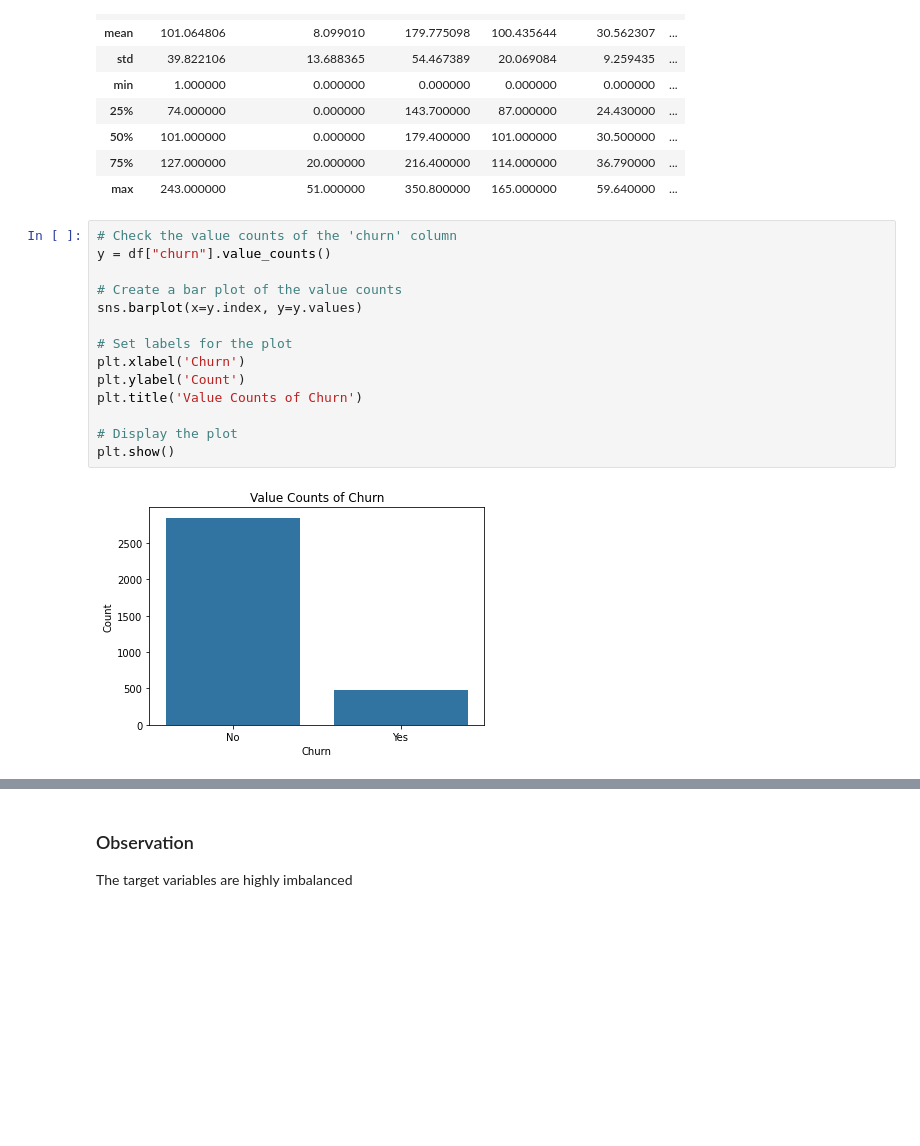
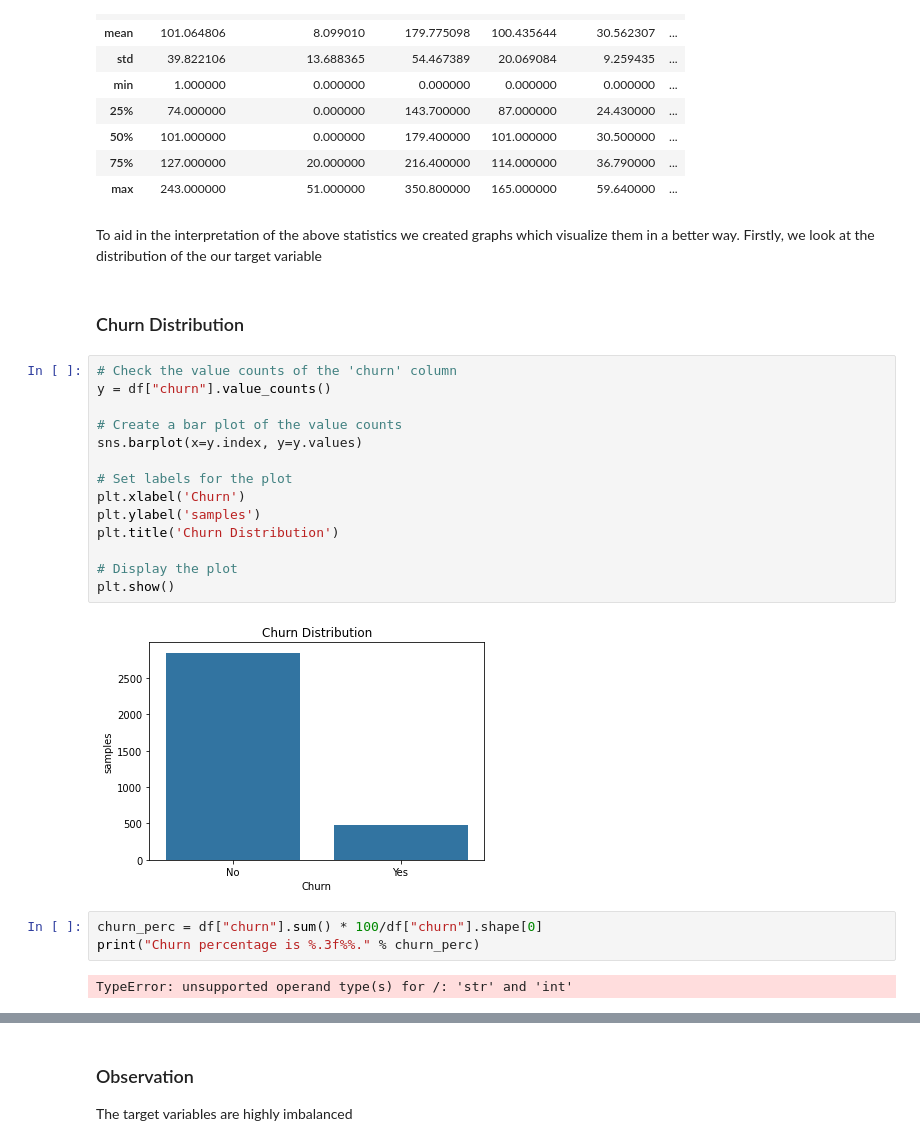
Before and after one commit to Giwanji/dsc-phase3-project, a Jupyter notebook: churn_prediction_model.ipynb, the cells around one changed output, grey strips where cells are left out. Saved outputs shown, nothing was run; the diff lists cells and outputs as text; blank space fills up the shorter version.

```diff
--- a/churn_prediction_model.ipynb
+++ b/churn_prediction_model.ipynb
@@ -206,19 +203,28 @@ df.describe()
 | 50% | 101.000000 | 0.000000 | 179.400000 | 101.000000 | 30.500000 | ... |
 | 75% | 127.000000 | 20.000000 | 216.400000 | 114.000000 | 36.790000 | ... |
 | max | 243.000000 | 51.000000 | 350.800000 | 165.000000 | 59.640000 | ... |
+# %% [markdown]
+To aid in the interpretation of the above statistics we created graphs which visualize them in a better way. Firstly, we look at the distribution of the our target variable
+# %% [markdown]
+### Churn Distribution
 # %%
 # Check the value counts of the 'churn' column
 y = df["churn"].value_counts()
 
 # Create a bar plot of the value counts
 sns.barplot(x=y.index, y=y.values)
 
 # Set labels for the plot
 plt.xlabel('Churn')
-plt.ylabel('Count')
-plt.title('Value Counts of Churn')
+plt.ylabel('samples')
+plt.title('Churn Distribution')
 
 # Display the plot
 plt.show()
 # %% [output]
-[figure, old version]
+[figure, new version]
+# %%
+churn_perc = df["churn"].sum() * 100/df["churn"].shape[0]
+print("Churn percentage is %.3f%%." % churn_perc)
+# %% [output]
+TypeError: unsupported operand type(s) for /: 'str' and 'int'
```
Also changed, not shown: parts of 10 cells of this notebook.
